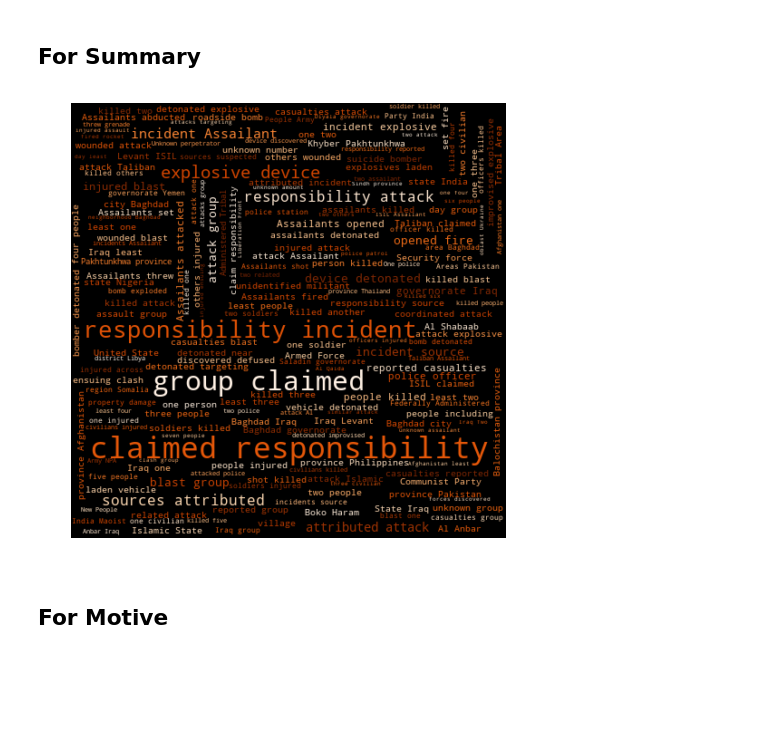
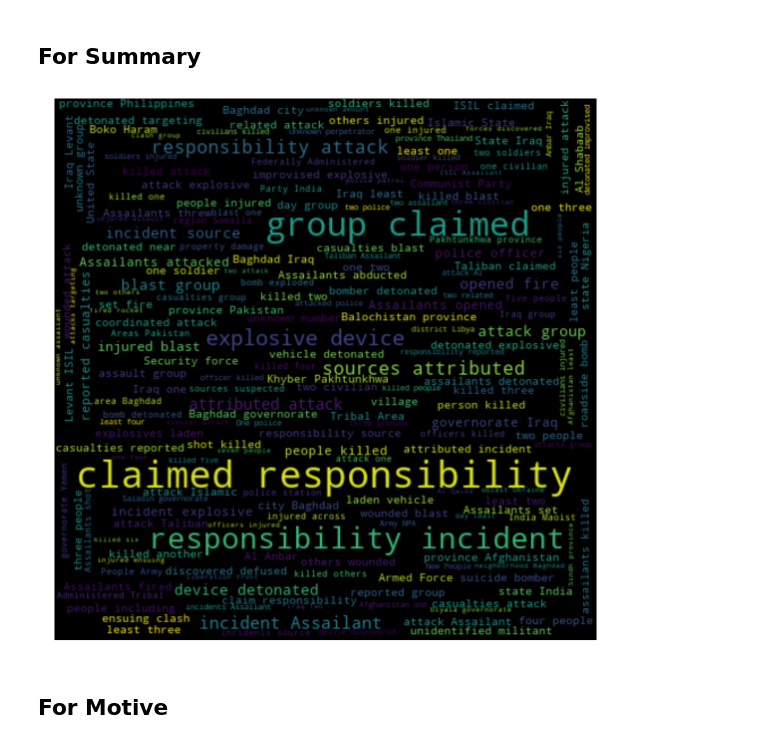
Before and after one commit to yp201/cse583_bdp_hw2, a Jupyter notebook: part 2.ipynb, the cells around one changed output. Cells and saved outputs as stored; diff of their text form; code cells hidden in the pictures; blank space fills up the shorter version.

```diff
--- a/part 2.ipynb
+++ b/part 2.ipynb
@@ -108,24 +109,24 @@ plt.show()
 # %%
 stopwords = set(STOPWORDS)
 total_words = []
 for index, row in data.iterrows():
     summary = row['summary']
     try:
         curr_word = ' '.join(summary.split(":")[1:])
         total_words += curr_word.split()
     except:
         pass
 total_words = ' '.join(total_words)
 
 wordcloud = WordCloud(width=480, height=480,
-            stopwords=stopwords,colormap="Oranges_r").generate(total_words)
+            stopwords=stopwords).generate(total_words)
 
-plt.figure()
+plt.figure(figsize=(20,20))
 plt.imshow(wordcloud, interpolation="bilinear")
 plt.axis("off")
 plt.margins(x=0, y=0)
 plt.show()
 # %% [output]
-[figure, old version]
+[figure, new version]
 # %% [markdown]
 ## For Motive
```
Also changed, not shown: parts of 9 cells of this notebook.
